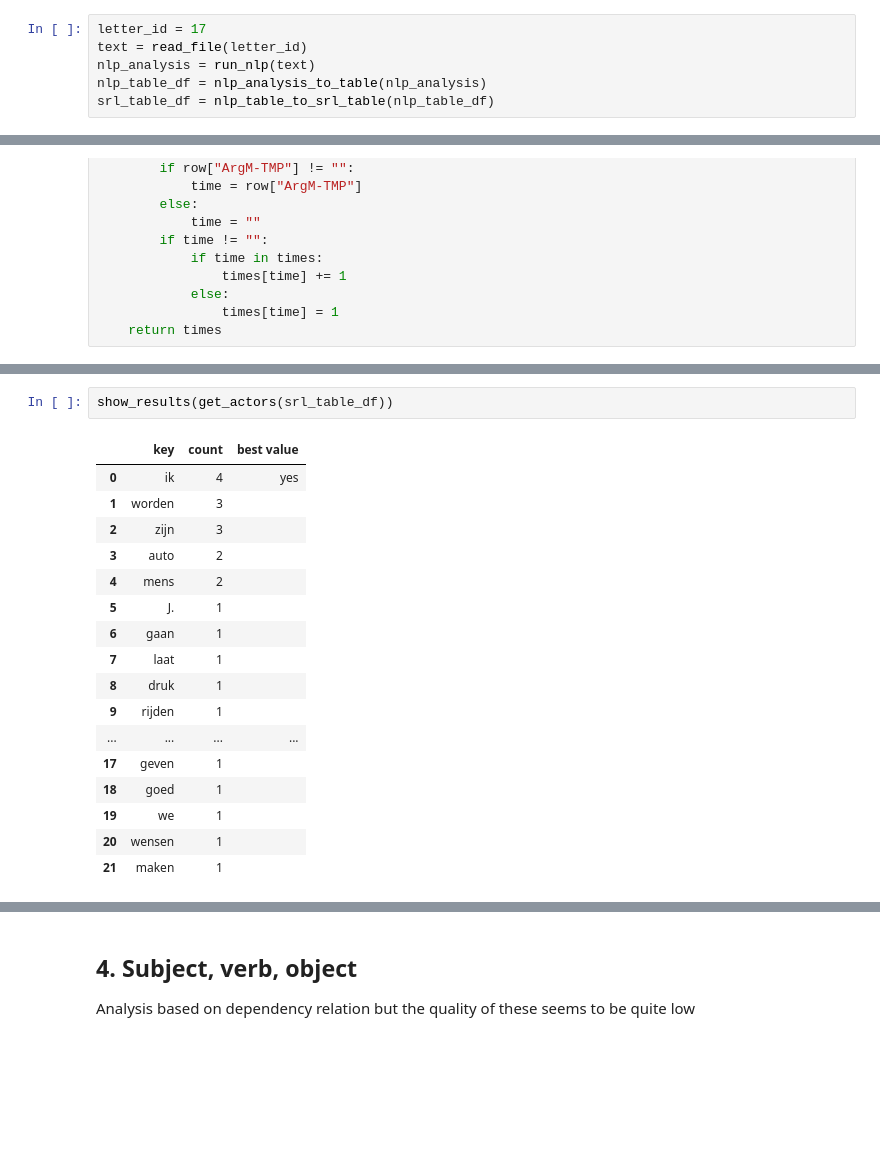
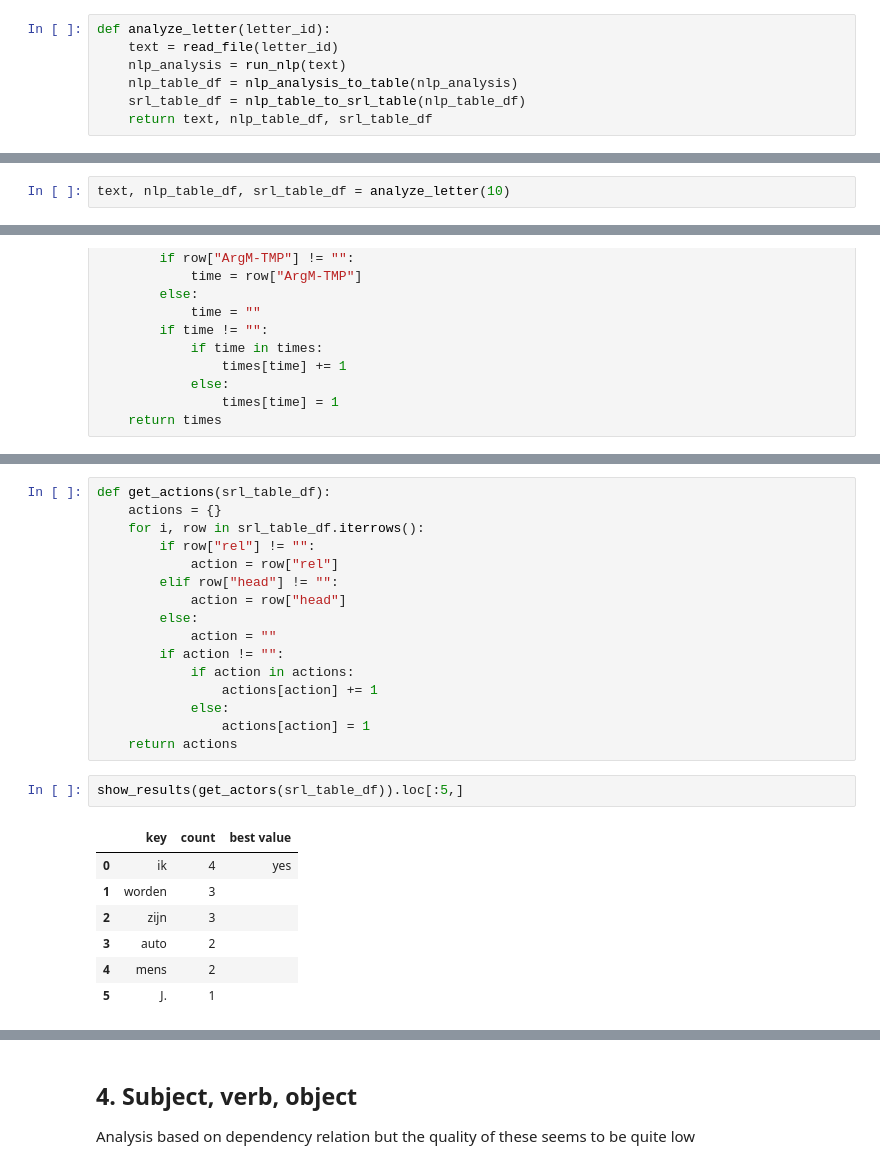
Before and after one commit to navigating-stories/notebooks, a Jupyter notebook: stroll_srl_test.ipynb, the cells around one changed output, grey strips where cells are left out. Cells and saved outputs as stored; diff of their text form; blank space fills up the shorter version.

```diff
--- a/stroll_srl_test.ipynb
+++ b/stroll_srl_test.ipynb
@@ -145,6 +153,7 @@ Warning : `load_model` does not return WordVectorModel or SupervisedModel any mo
 # %%
-letter_id = 17
-text = read_file(letter_id)
-nlp_analysis = run_nlp(text)
-nlp_table_df = nlp_analysis_to_table(nlp_analysis)
-srl_table_df = nlp_table_to_srl_table(nlp_table_df)
+def analyze_letter(letter_id):
+    text = read_file(letter_id)
+    nlp_analysis = run_nlp(text)
+    nlp_table_df = nlp_analysis_to_table(nlp_analysis)
+    srl_table_df = nlp_table_to_srl_table(nlp_table_df)
+    return text, nlp_table_df, srl_table_df
@@ -168,0 +160,2 @@ duplicate role for ArgM-TMP [1318]: weer and corona
+# %%
+text, nlp_table_df, srl_table_df = analyze_letter(10)
@@ -286,21 +313,27 @@ def get_times(srl_table_df):
+# %%
+def get_actions(srl_table_df):
+    actions = {}
+    for i, row in srl_table_df.iterrows():
+        if row["rel"] != "":
+            action = row["rel"]
+        elif row["head"] != "":
+            action = row["head"]
+        else:
+            action = ""
+        if action != "":
+            if action in actions:
+                actions[action] += 1
+            else:
+                actions[action] = 1
+    return actions
 # %%
-show_results(get_actors(srl_table_df))
+show_results(get_actors(srl_table_df)).loc[:5,]
 # %% [output]
 |  | key | count | best value |
 | 0 | ik | 4 | yes |
 | 1 | worden | 3 |  |
 | 2 | zijn | 3 |  |
 | 3 | auto | 2 |  |
 | 4 | mens | 2 |  |
 | 5 | J. | 1 |  |
-| 6 | gaan | 1 |  |
-| 7 | laat | 1 |  |
-| 8 | druk | 1 |  |
-| 9 | rijden | 1 |  |
-| ... | ... | ... | ... |
-| 17 | geven | 1 |  |
-| 18 | goed | 1 |  |
-| 19 | we | 1 |  |
-| 20 | wensen | 1 |  |
-| 21 | maken | 1 |  |
 # %%
```
Also changed, not shown: parts of 29 cells of this notebook.
